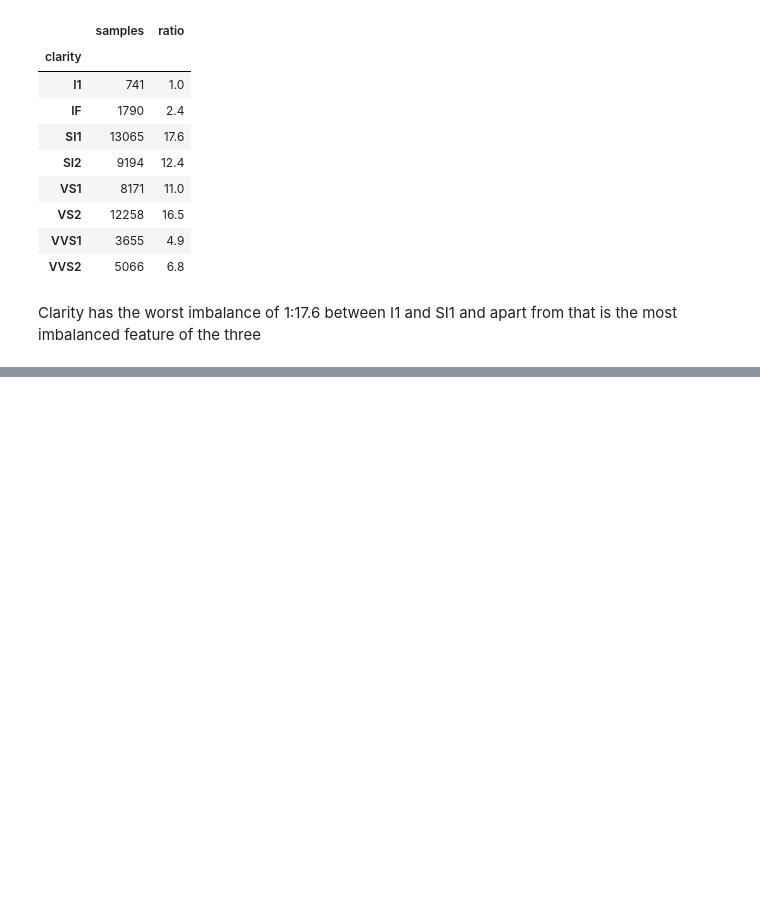
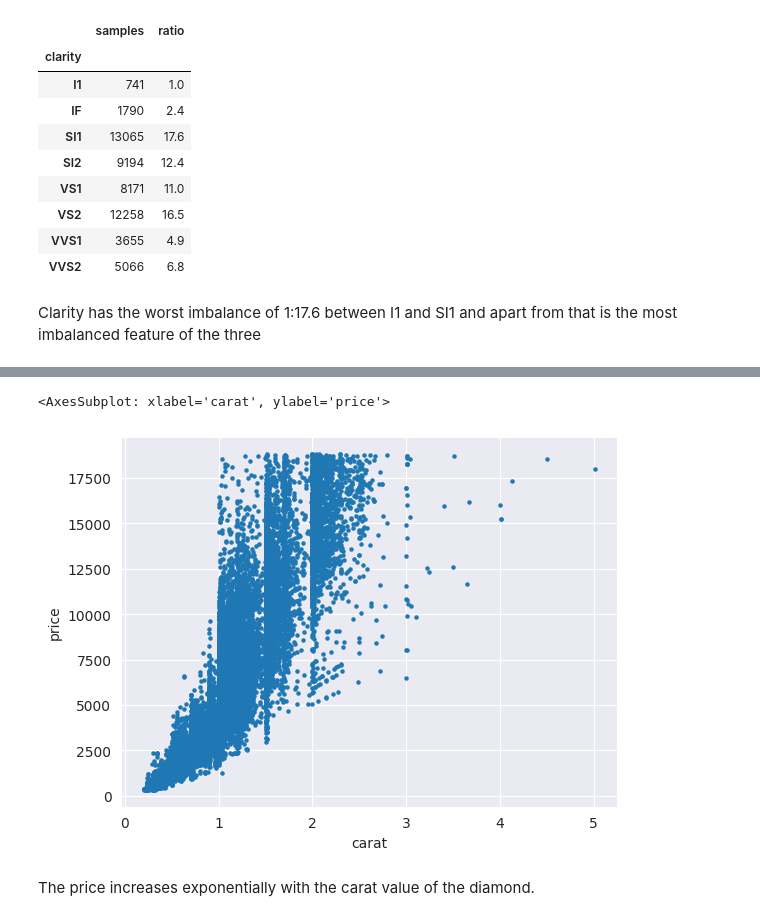
Before and after one commit to fweingartshofer/mc-ml, a Jupyter notebook: 01_diamond_prices.ipynb, the cells around one changed output, grey strips where cells are left out. Drawn from its saved outputs; the diff is of its cells as text; code cells hidden in the pictures; blank space fills up the shorter version.

```diff
--- a/01_diamond_prices.ipynb
+++ b/01_diamond_prices.ipynb
@@ -102,0 +174,7 @@ Clarity has the worst imbalance of 1:17.6 between I1 and SI1 and apart from that
+# %%
+df.plot.scatter(y="price", x="carat", marker=".")
+# %% [output]
+<AxesSubplot: xlabel='carat', ylabel='price'>
+[figure, added]
+# %% [markdown]
+The price increases exponentially with the carat value of the diamond.
```
Also changed, not shown: parts of 29 cells of this notebook.
